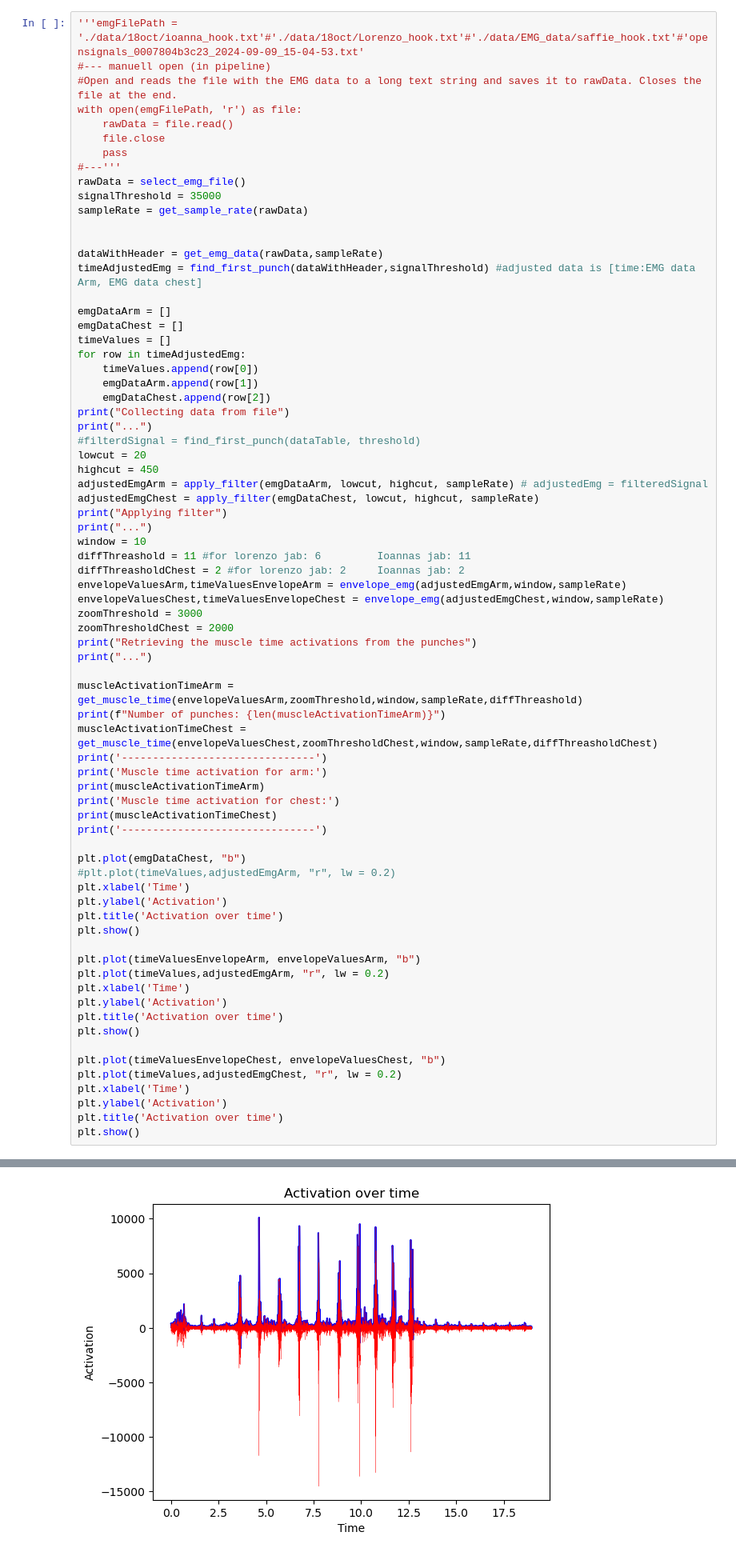
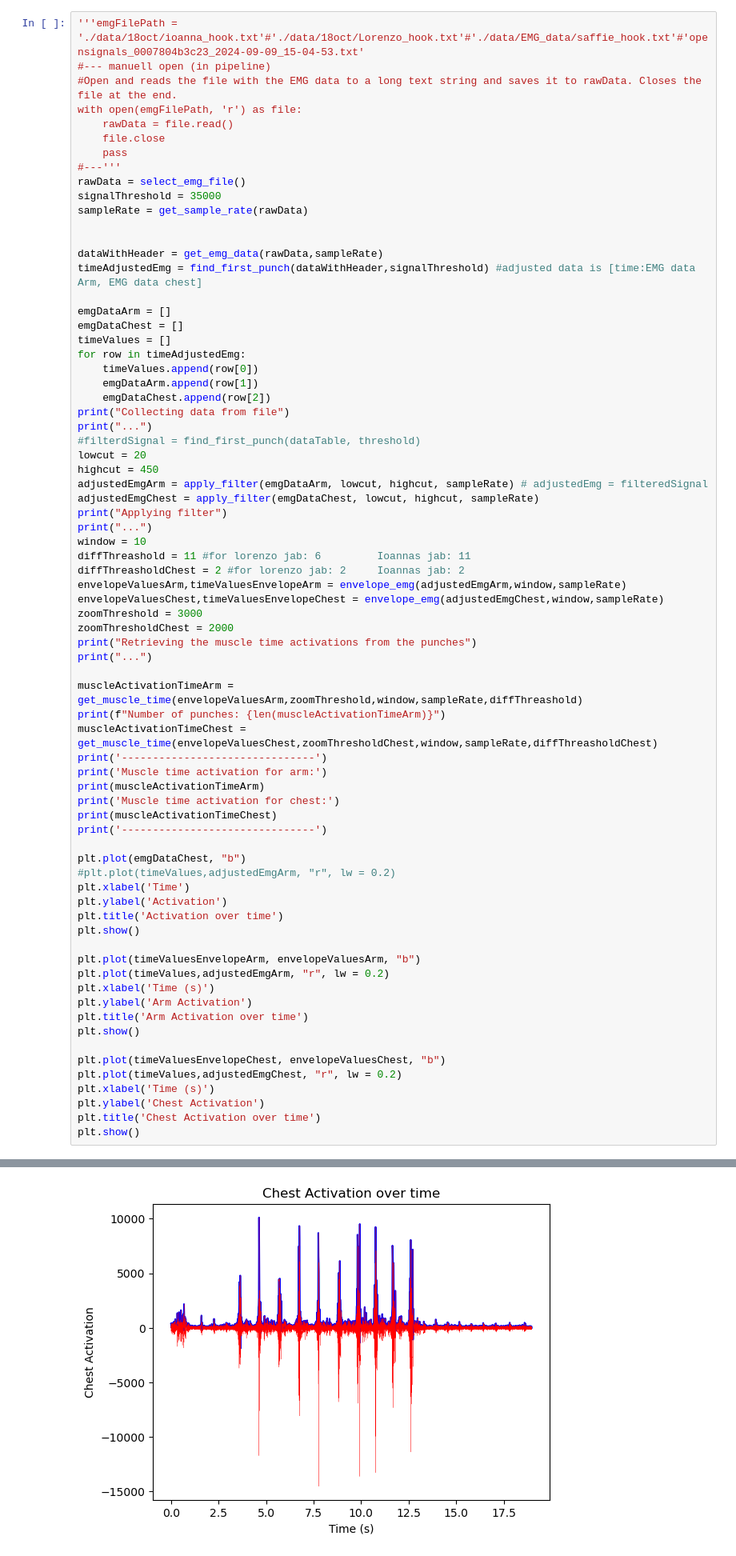
Before and after one commit to ellaVillfor/Project-course-CM2024, a Jupyter notebook: pipeline_cm2024.ipynb, the cells around one changed output, grey strips where cells are left out. Shown at 80% size. Drawn from its saved outputs; the diff is of its cells as text.

```diff
--- a/pipeline_cm2024.ipynb
+++ b/pipeline_cm2024.ipynb
@@ -63,16 +63,16 @@ plt.show()
 
 plt.plot(timeValuesEnvelopeArm, envelopeValuesArm, "b")
 plt.plot(timeValues,adjustedEmgArm, "r", lw = 0.2)
-plt.xlabel('Time')
-plt.ylabel('Activation')
-plt.title('Activation over time')
+plt.xlabel('Time (s)')
+plt.ylabel('Arm Activation')
+plt.title('Arm Activation over time')
 plt.show()
 
 plt.plot(timeValuesEnvelopeChest, envelopeValuesChest, "b")
 plt.plot(timeValues,adjustedEmgChest, "r", lw = 0.2)
-plt.xlabel('Time')
-plt.ylabel('Activation')
-plt.title('Activation over time')
+plt.xlabel('Time (s)')
+plt.ylabel('Chest Activation')
+plt.title('Chest Activation over time')
 plt.show()
 # %% [output]
 Collecting data from file
@@ -93,4 +93,4 @@ Muscle time activation for chest:
-[figure, old version]
+[figure, new version]
 # %%
 #from imu_funcitons import *
 import importlib
```
Also changed, not shown: parts of 3 cells of this notebook.
